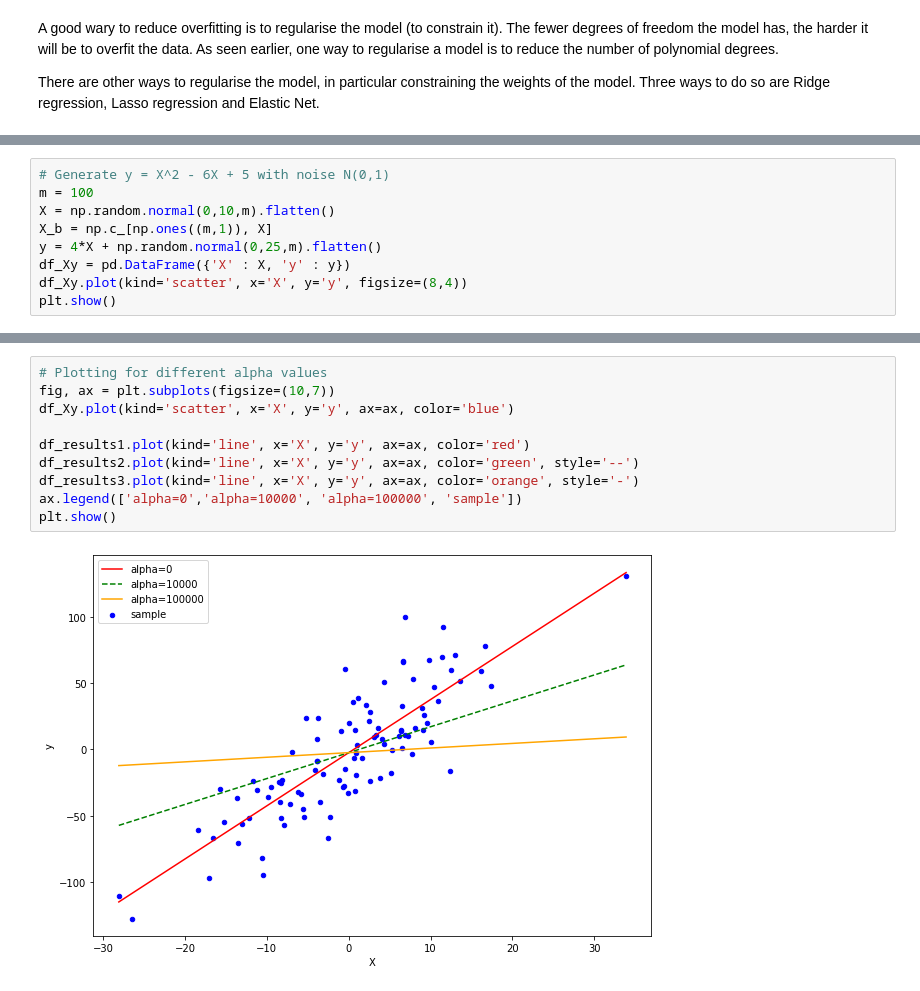
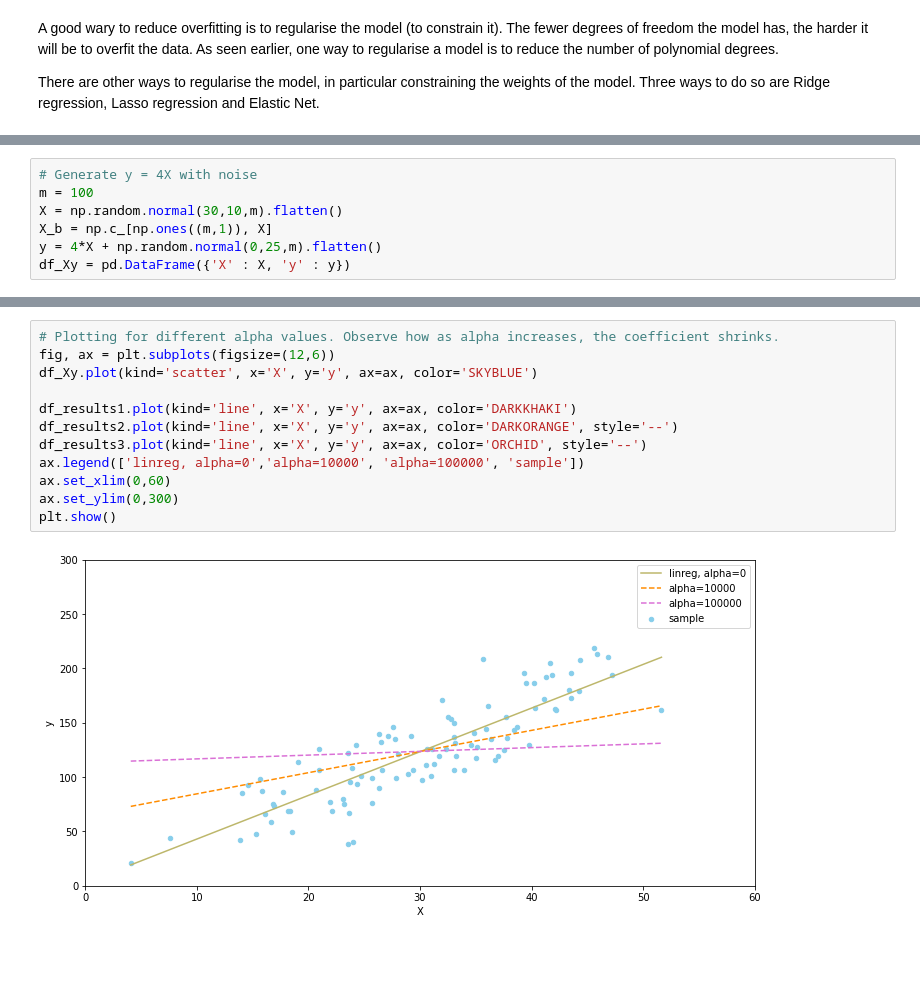
Before and after one commit to bryanblackbee/topic__hands-on-machine-learning, a Jupyter notebook: chap04/04-textbook-training-models-03.ipynb, the cells around one changed output, grey strips where cells are left out. Cells and saved outputs as stored; diff of their text form; blank space fills up the shorter version.

```diff
--- a/chap04/04-textbook-training-models-03.ipynb
+++ b/chap04/04-textbook-training-models-03.ipynb
@@ -34,9 +40,7 @@ Note that the bias term $\theta_0$ is not regularized. If we define $\mathbf w$
 # %%
-# Generate y = X^2 - 6X + 5 with noise N(0,1)
+# Generate y = 4X with noise
 m = 100
-X = np.random.normal(0,10,m).flatten()
+X = np.random.normal(30,10,m).flatten()
 X_b = np.c_[np.ones((m,1)), X]
 y = 4*X + np.random.normal(0,25,m).flatten()
 df_Xy = pd.DataFrame({'X' : X, 'y' : y})
-df_Xy.plot(kind='scatter', x='X', y='y', figsize=(8,4))
-plt.show()
@@ -104,15 +97,17 @@ print(df_results3.head()) # Test
 # %%
-# Plotting for different alpha values
-fig, ax = plt.subplots(figsize=(10,7))
-df_Xy.plot(kind='scatter', x='X', y='y', ax=ax, color='blue')
+# Plotting for different alpha values. Observe how as alpha increases, the coefficient shrinks.
+fig, ax = plt.subplots(figsize=(12,6))
+df_Xy.plot(kind='scatter', x='X', y='y', ax=ax, color='SKYBLUE')
 
-df_results1.plot(kind='line', x='X', y='y', ax=ax, color='red')
-df_results2.plot(kind='line', x='X', y='y', ax=ax, color='green', style='--')
-df_results3.plot(kind='line', x='X', y='y', ax=ax, color='orange', style='-')
-ax.legend(['alpha=0','alpha=10000', 'alpha=100000', 'sample'])
+df_results1.plot(kind='line', x='X', y='y', ax=ax, color='DARKKHAKI')
+df_results2.plot(kind='line', x='X', y='y', ax=ax, color='DARKORANGE', style='--')
+df_results3.plot(kind='line', x='X', y='y', ax=ax, color='ORCHID', style='--')
+ax.legend(['linreg, alpha=0','alpha=10000', 'alpha=100000', 'sample'])
+ax.set_xlim(0,60)
+ax.set_ylim(0,300)
 plt.show()
 # %% [output]
-[figure, old version]
+[figure, new version]
 # %% [markdown]
 #### Lasso Regression
 
```
Also changed, not shown: parts of 20 cells of this notebook, 2 other files.
